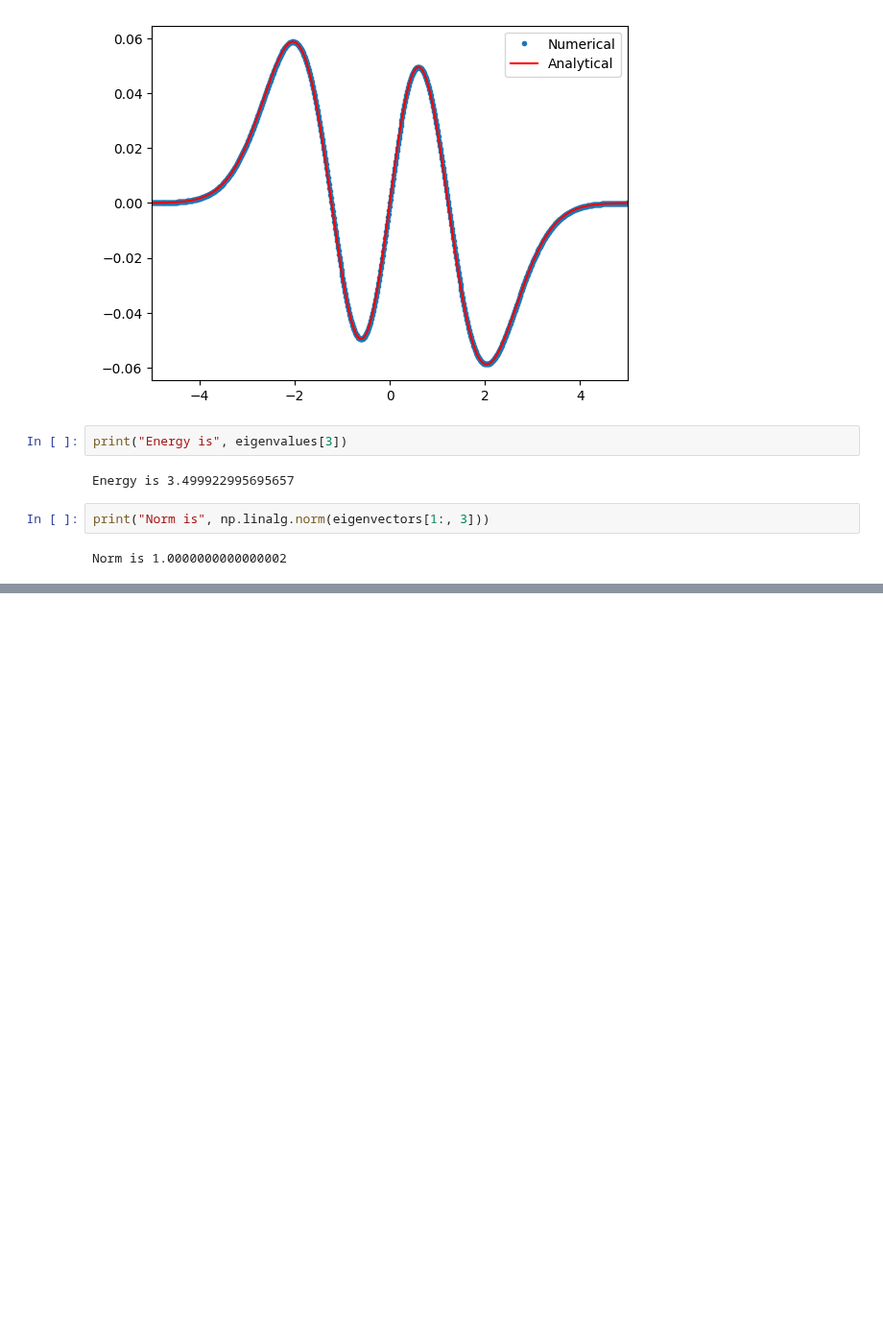
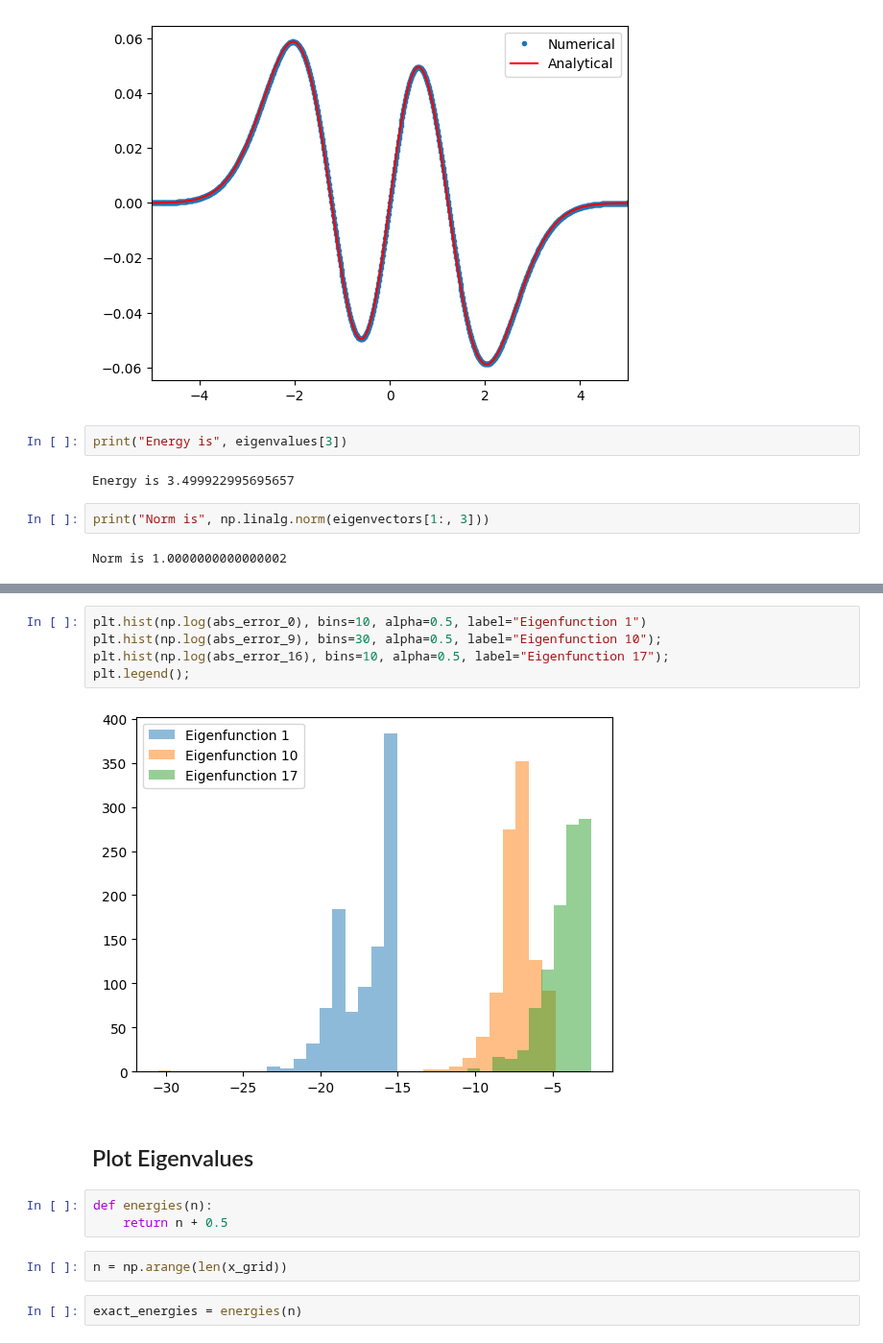
Before and after one commit to jchryssanthacopoulos/quantum_information, a Jupyter notebook: assignment_4/src/plot_eigenvectors.ipynb, the cells around one changed output, grey strips where cells are left out. Shown at 96% size. Drawn from its saved outputs; the diff is of its cells as text; blank space fills up the shorter version.

```diff
--- a/assignment_4/src/plot_eigenvectors.ipynb
+++ b/assignment_4/src/plot_eigenvectors.ipynb
@@ -116,0 +147,16 @@ Norm is 1.0000000000000002
+# %%
+plt.hist(np.log(abs_error_0), bins=10, alpha=0.5, label="Eigenfunction 1")
+plt.hist(np.log(abs_error_9), bins=30, alpha=0.5, label="Eigenfunction 10");
+plt.hist(np.log(abs_error_16), bins=10, alpha=0.5, label="Eigenfunction 17");
+plt.legend();
+# %% [output]
+[figure, added]
+# %% [markdown]
+## Plot Eigenvalues
+# %%
+def energies(n):
+    return n + 0.5
+# %%
+n = np.arange(len(x_grid))
+# %%
+exact_energies = energies(n)
```
Also changed, not shown: parts of 23 cells of this notebook.
